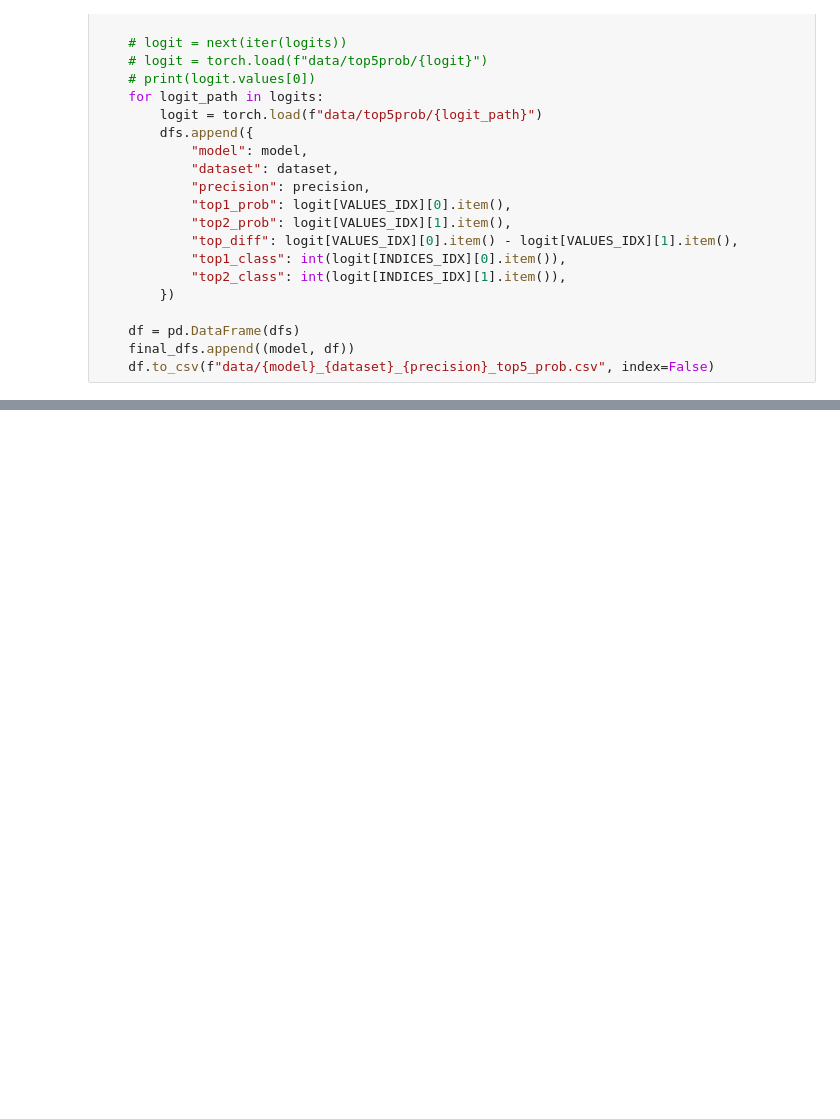
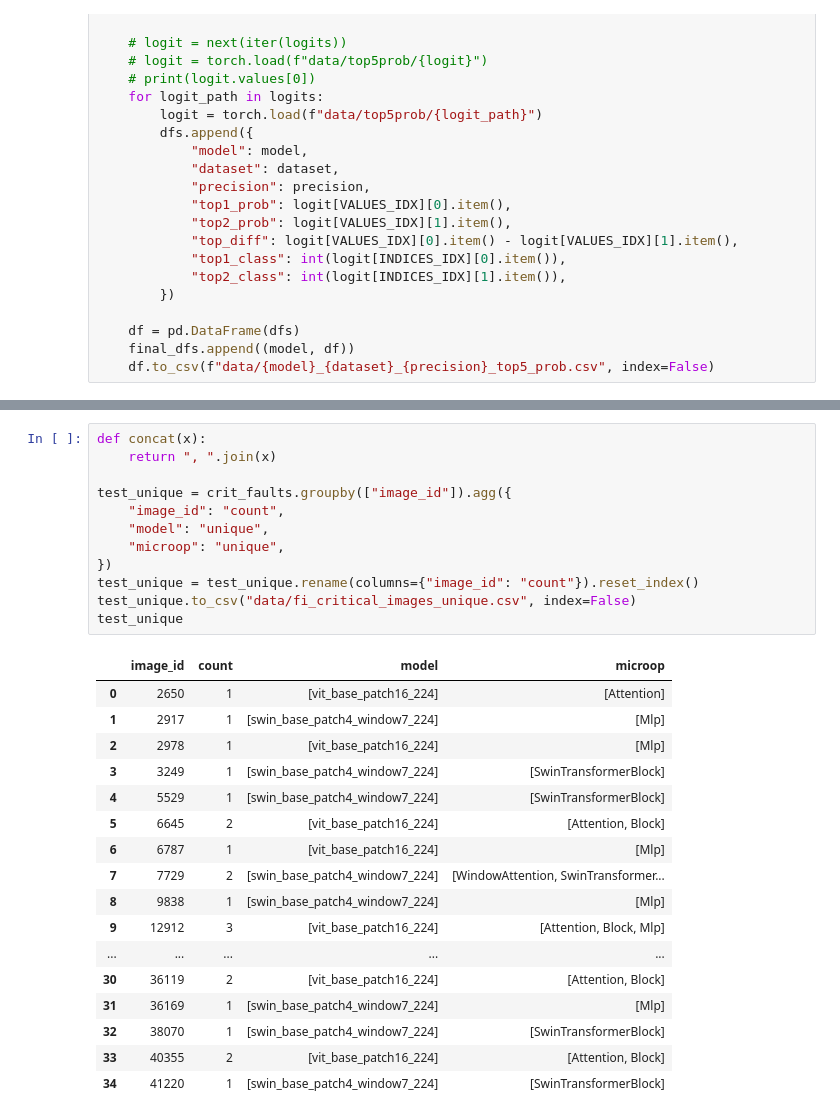
Before and after one commit to lucasrqt/ViT-FI, a Jupyter notebook: quick_analysis.ipynb, the cells around one changed output, grey strips where cells are left out. Cells and saved outputs as stored; diff of their text form; blank space fills up the shorter version.

```diff
--- a/quick_analysis.ipynb
+++ b/quick_analysis.ipynb
@@ -145,0 +308,30 @@ for model, df in final_dfs:
+# %%
+def concat(x):
+    return ", ".join(x)
+
+test_unique = crit_faults.groupby(["image_id"]).agg({
+    "image_id": "count",
+    "model": "unique",
+    "microop": "unique",
+})
+test_unique = test_unique.rename(columns={"image_id": "count"}).reset_index()
+test_unique.to_csv("data/fi_critical_images_unique.csv", index=False)
+test_unique
+# %% [output]
+|  | image_id | count | model | microop |
+| 0 | 2650 | 1 | [vit_base_patch16_224] | [Attention] |
+| 1 | 2917 | 1 | [swin_base_patch4_window7_224] | [Mlp] |
+| 2 | 2978 | 1 | [vit_base_patch16_224] | [Mlp] |
+| 3 | 3249 | 1 | [swin_base_patch4_window7_224] | [SwinTransformerBlock] |
+| 4 | 5529 | 1 | [swin_base_patch4_window7_224] | [SwinTransformerBlock] |
+| 5 | 6645 | 2 | [vit_base_patch16_224] | [Attention, Block] |
+| 6 | 6787 | 1 | [vit_base_patch16_224] | [Mlp] |
+| 7 | 7729 | 2 | [swin_base_patch4_window7_224] | [WindowAttention, SwinTransformer... |
+| 8 | 9838 | 1 | [swin_base_patch4_window7_224] | [Mlp] |
+| 9 | 12912 | 3 | [vit_base_patch16_224] | [Attention, Block, Mlp] |
+| ... | ... | ... | ... | ... |
+| 30 | 36119 | 2 | [vit_base_patch16_224] | [Attention, Block] |
+| 31 | 36169 | 1 | [swin_base_patch4_window7_224] | [Mlp] |
+| 32 | 38070 | 1 | [swin_base_patch4_window7_224] | [SwinTransformerBlock] |
+| 33 | 40355 | 2 | [vit_base_patch16_224] | [Attention, Block] |
+| 34 | 41220 | 1 | [swin_base_patch4_window7_224] | [SwinTransformerBlock] |
```
Also changed, not shown: parts of 7 cells of this notebook, 3 other files.
